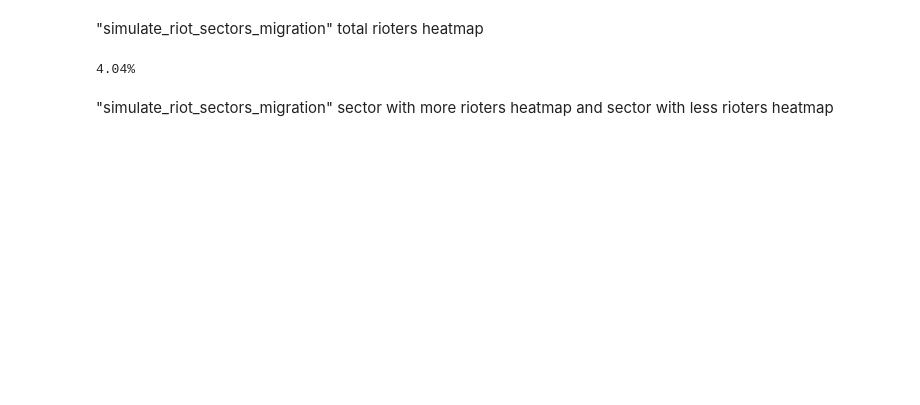
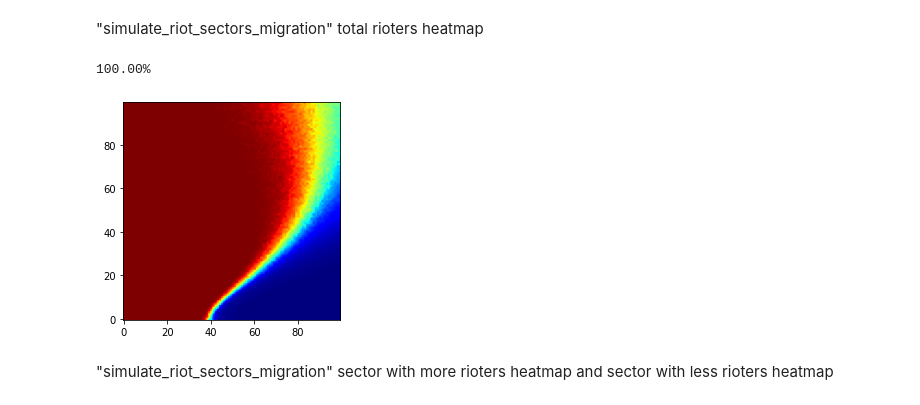
Before and after one commit to AlantheBenign/Critical-mass-model-for-social-dynamic, a Jupyter notebook: Modelo Novo/Sectors threshold model.ipynb, the cells around one changed output. Cells and saved outputs as stored; diff of their text form; code cells hidden in the pictures; blank space fills up the shorter version.

```diff
--- a/Modelo Novo/Sectors threshold model.ipynb
+++ b/Modelo Novo/Sectors threshold model.ipynb
@@ -388,36 +388,37 @@ N = 200
 averages_sample = np.arange(0,100)  # average value of the normal distribution
 deviations = np.arange(0,100)       # standard deviations of the normal distribution
 
 sector0_size = 100
 sector1_size = 100
 
-steps = 20
-simulations = 10
+steps = 100
+simulations = 100
 
 heat_map = np.zeros((100,100))
 
 for k in averages_sample:
     clear_output(wait=True)
     print(str("%.2f" % (100*k/99)+"%"), end="\n")
 
     for i in deviations:         # a set of simulations per standard deviation value
         average_size = 0
 
         for j in range(simulations):   # riot simulation
             agents = func.create_agents(N,k,i)
             system = func.System(agents, sector0_size, sector1_size)
             final = func.simulate_riot_sectors_migration(system, steps)
             average_size += final[0][-1] + final[1][-1]
 
         average_size = average_size/simulations
         heat_map[i][k] = average_size
 
 plt.figure()
 plt.imshow(heat_map, origin="lower",cmap="jet")
 #plt.savefig("Média e Desvio Padrão - Determinístico")
 plt.show()
 # %% [output]
-4.04%
+100.00%
+[figure, added]
 # %% [markdown]
 "simulate_riot_sectors_migration" sector with more rioters heatmap and sector with less rioters heatmap
 # %%
```
Also changed, not shown: parts of 20 cells of this notebook.
